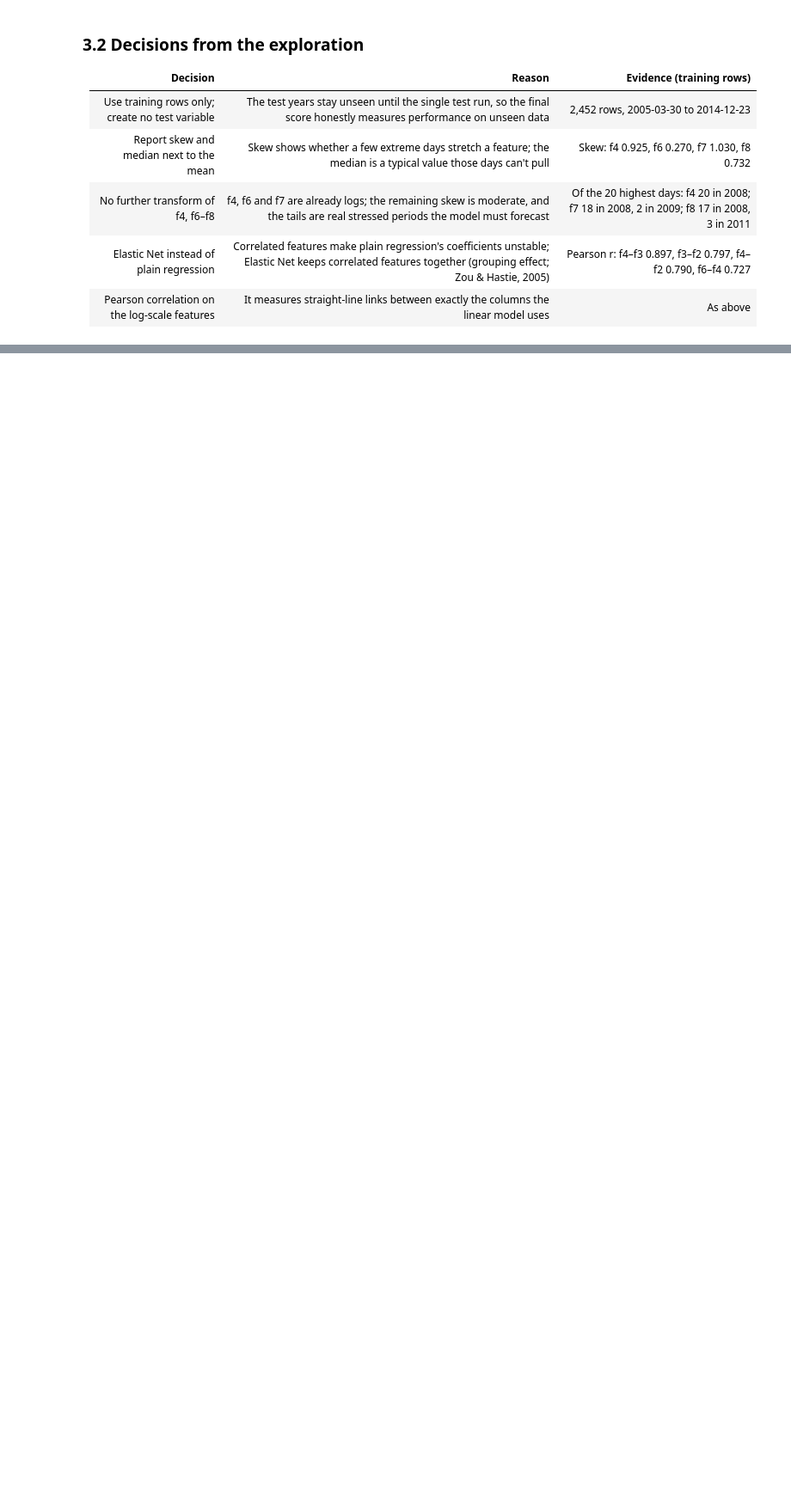
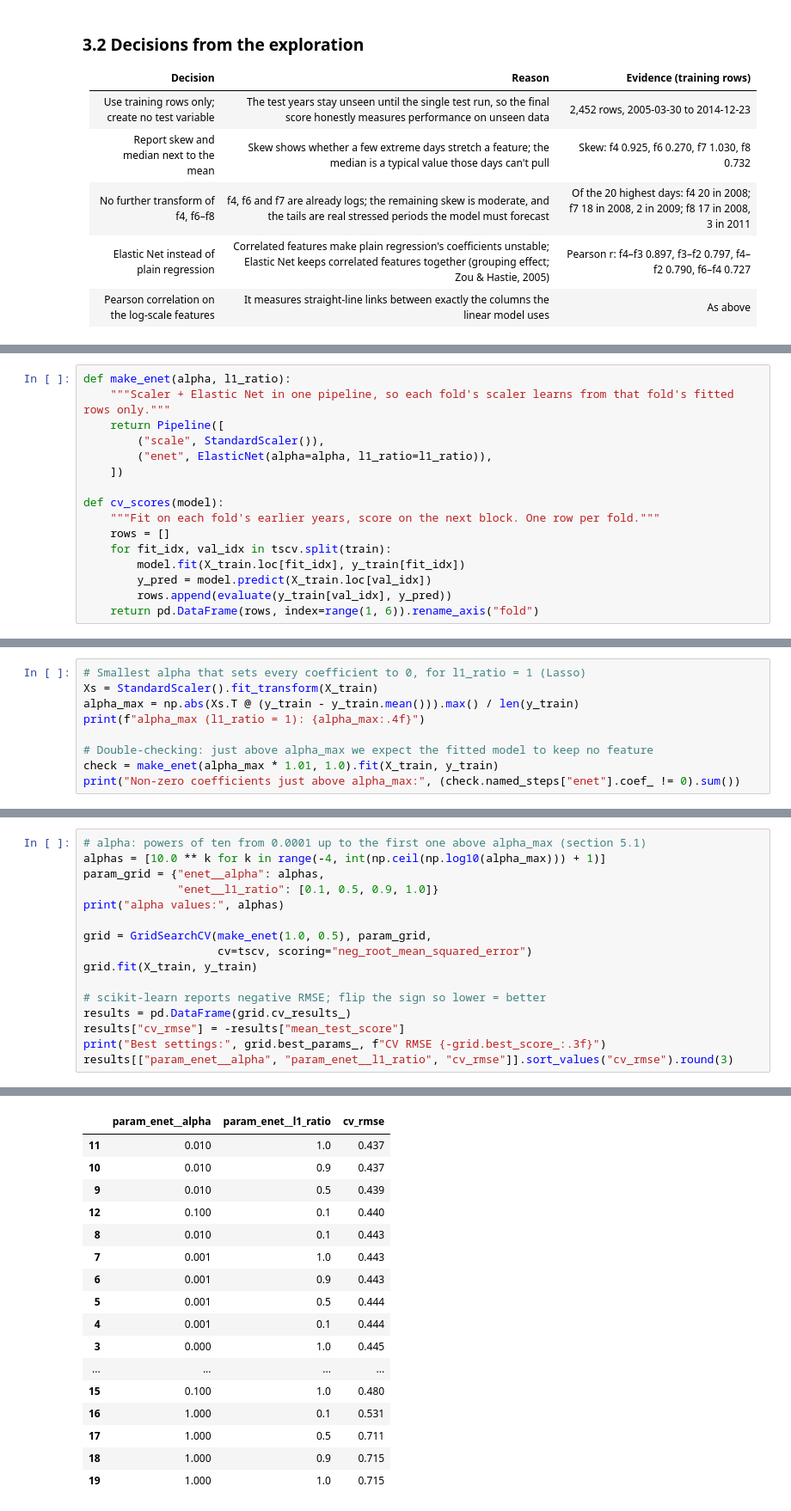
Before and after one commit to sadmanaraf/forecasting-spy-5-day-realised-volatility, a Jupyter notebook: slices/linear_ml/elastic_net_model.ipynb, the cells around one changed output, grey strips where cells are left out. Shown at 86% size. Cells and saved outputs as stored; diff of their text form; blank space fills up the shorter version.

Commit message:
ElasticNet grid search

```diff
--- a/slices/linear_ml/elastic_net_model.ipynb
+++ b/slices/linear_ml/elastic_net_model.ipynb
@@ -171,0 +203,16 @@ Whether the extra features, such as f4 and f6, add information beyond HAR's feat
+# %%
+def make_enet(alpha, l1_ratio):
+    """Scaler + Elastic Net in one pipeline, so each fold's scaler learns from that fold's fitted rows only."""
+    return Pipeline([
+        ("scale", StandardScaler()),
+        ("enet", ElasticNet(alpha=alpha, l1_ratio=l1_ratio)),
+    ])
+
+def cv_scores(model):
+    """Fit on each fold's earlier years, score on the next block. One row per fold."""
+    rows = []
+    for fit_idx, val_idx in tscv.split(train):
+        model.fit(X_train.loc[fit_idx], y_train[fit_idx])
+        y_pred = model.predict(X_train.loc[val_idx])
+        rows.append(evaluate(y_train[val_idx], y_pred))
+    return pd.DataFrame(rows, index=range(1, 6)).rename_axis("fold")
@@ -171,0 +235,9 @@ Whether the extra features, such as f4 and f6, add information beyond HAR's feat
+# %%
+# Smallest alpha that sets every coefficient to 0, for l1_ratio = 1 (Lasso)
+Xs = StandardScaler().fit_transform(X_train)
+alpha_max = np.abs(Xs.T @ (y_train - y_train.mean())).max() / len(y_train)
+print(f"alpha_max (l1_ratio = 1): {alpha_max:.4f}")
+
+# Double-checking: just above alpha_max we expect the fitted model to keep no feature
+check = make_enet(alpha_max * 1.01, 1.0).fit(X_train, y_train)
+print("Non-zero coefficients just above alpha_max:", (check.named_steps["enet"].coef_ != 0).sum())
@@ -171,0 +251,17 @@ Whether the extra features, such as f4 and f6, add information beyond HAR's feat
+# %%
+# alpha: powers of ten from 0.0001 up to the first one above alpha_max (section 5.1)
+alphas = [10.0 ** k for k in range(-4, int(np.ceil(np.log10(alpha_max))) + 1)]
+param_grid = {"enet__alpha": alphas,
+              "enet__l1_ratio": [0.1, 0.5, 0.9, 1.0]}
+print("alpha values:", alphas)
+
+grid = GridSearchCV(make_enet(1.0, 0.5), param_grid,
+                    cv=tscv, scoring="neg_root_mean_squared_error")
+grid.fit(X_train, y_train)
+
+# scikit-learn reports negative RMSE; flip the sign so lower = better
+results = pd.DataFrame(grid.cv_results_)
+results["cv_rmse"] = -results["mean_test_score"]
+print("Best settings:", grid.best_params_, f"CV RMSE {-grid.best_score_:.3f}")
+results[["param_enet__alpha", "param_enet__l1_ratio", "cv_rmse"]].sort_values("cv_rmse").round(3)
+# %% [output]
@@ -171,0 +271,17 @@ Whether the extra features, such as f4 and f6, add information beyond HAR's feat
+|  | param_enet__alpha | param_enet__l1_ratio | cv_rmse |
+| 11 | 0.010 | 1.0 | 0.437 |
+| 10 | 0.010 | 0.9 | 0.437 |
+| 9 | 0.010 | 0.5 | 0.439 |
+| 12 | 0.100 | 0.1 | 0.440 |
+| 8 | 0.010 | 0.1 | 0.443 |
+| 7 | 0.001 | 1.0 | 0.443 |
+| 6 | 0.001 | 0.9 | 0.443 |
+| 5 | 0.001 | 0.5 | 0.444 |
+| 4 | 0.001 | 0.1 | 0.444 |
+| 3 | 0.000 | 1.0 | 0.445 |
+| ... | ... | ... | ... |
+| 15 | 0.100 | 1.0 | 0.480 |
+| 16 | 1.000 | 0.1 | 0.531 |
+| 17 | 1.000 | 0.5 | 0.711 |
+| 18 | 1.000 | 0.9 | 0.715 |
+| 19 | 1.000 | 1.0 | 0.715 |
```
Also changed, not shown: parts of 9 cells of this notebook.
